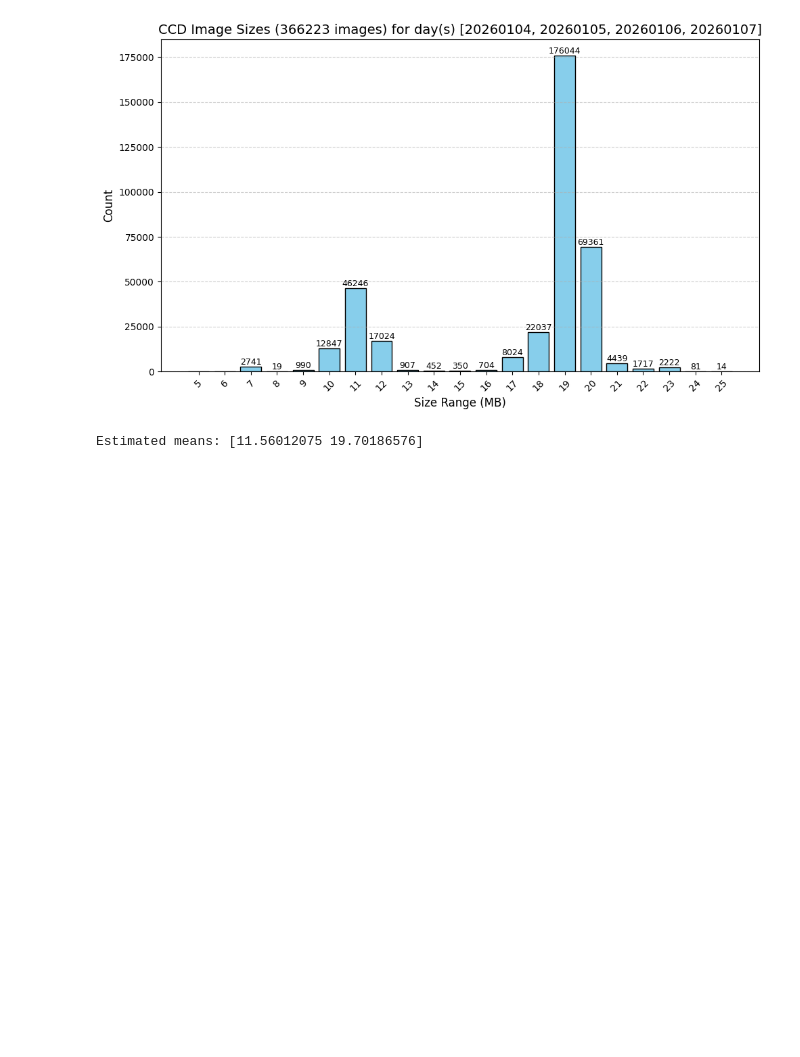
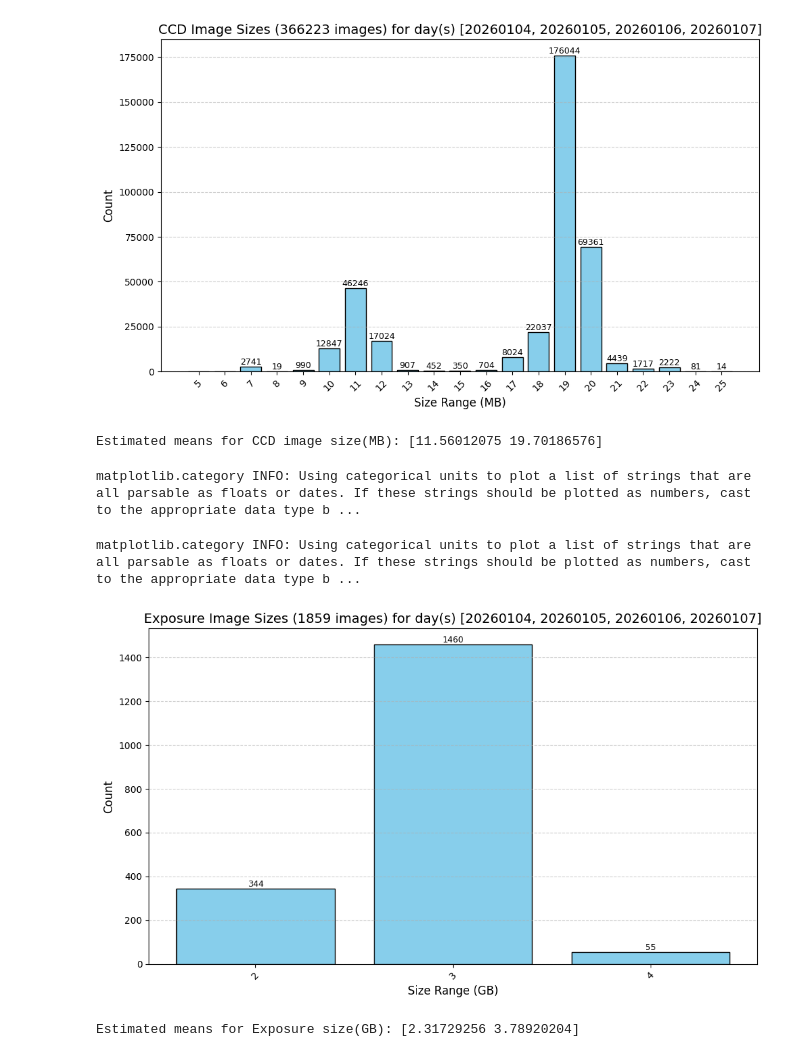
Before and after one commit to womullan/wom-notebooks, a Jupyter notebook: ImageSizeUSDF.ipynb, the cells around one changed output. Cells and saved outputs as stored; diff of their text form; code cells hidden in the pictures; blank space fills up the shorter version.

Commit message:
with Exposure

```diff
--- a/ImageSizeUSDF.ipynb
+++ b/ImageSizeUSDF.ipynb
@@ -50,8 +50,13 @@ print (len(uri))
 sizes = np.empty(shape = [len(uri)])
 min=20
 max=0
-for count,ref in enumerate(uri.values()):
+exposuresizes={}
 
+for count,key in enumerate(uri.keys()):
+    ref = uri[key]
+    exp = key.dataId['exposure']
+    if exp not in exposuresizes:
+        exposuresizes[exp]= 0
     resource = ref.primaryURI
     # Check if it exists
     if resource.exists():
@@ -63,6 +68,7 @@ for count,ref in enumerate(uri.values()):
        if sizes[count] < min:
            min = sizes[count]
            print(f"Min:{min} at {count}")
+       exposuresizes[exp] += sizes[count]
     else:
        print("Resource does not exist.")
 # %% [output]
@@ -85,0 +92,11 @@ Max:26.41824 at 58198
+# %%
+exps = list(exposuresizes.values())
+print (f"{len(exps)} Exposures")
+mean = np.mean(exps) / 1000
+min = np.min(exps) / 1000
+max = np.max(exps) / 1000
+std = np.std(exps) / 1000
+sum = np.sum(exps)
+avetb = sum / (1000*1000) / len (days)
+
+print(f"Exposures: Min:{min:.2f} Max:{max:.2f} Mean:{mean:.2f} Standard deviation:{std:.2f} (GB)   ave night:{avetb:.2f}TB")
@@ -141,6 +161,54 @@ means = gmm.means_.flatten()
 # Sort for readability
 means = np.sort(means)
 
-print("Estimated means for CCD image size:", means)
+print("Estimated means for CCD image size(MB):", means)
 # %% [output]
-Estimated means: [11.56012075 19.70186576]
+Estimated means for CCD image size(MB): [11.56012075 19.70186576]
+# %%
+#sizes of exposures as GB
+esize = np.asarray(exps, dtype=float) / 1000
+
+bins =  list(range(2, 6))
+# Compute histogram
+hist, edges = np.histogram(esize, bins=bins)
+
+# Create bin labels int
+bin_labels = [f"{int(edges[i])}" for i in range(len(edges)-1)]
+# Plot histogram
+plt.figure(figsize=(10, 6))
+bars = plt.bar(bin_labels, hist, width=0.8, edgecolor='black', color='skyblue')
+for bar in bars:
+    height = bar.get_height()
+    if height > 0:
+        plt.text(bar.get_x() + bar.get_width() / 2, height + 0.5, str(height),
+                 ha='center', va='bottom', fontsize=9)
+
+# Labels and title
+plt.xlabel("Size Range (GB)", fontsize=12)
+plt.ylabel("Count", fontsize=12)
+plt.title(f"Exposure Image Sizes ({len(exps)} images) for day(s) {days}", fontsize=14)
+plt.xticks(rotation=45)
+plt.grid(axis='y', linestyle='--', alpha=0.6)
+plt.tight_layout()
+plt.show()
+# %% [output]
+matplotlib.category INFO: Using categorical units to plot a list of strings that are all parsable as floats or dates. If these strings should be plotted as numbers, cast to the appropriate data type b ...
+matplotlib.category INFO: Using categorical units to plot a list of strings that are all parsable as floats or dates. If these strings should be plotted as numbers, cast to the appropriate data type b ...
+[figure, added]
+# %%
+
+# Reshape for sklearn
+X = esize.reshape(-1, 1)
+
+# Fit GMM with 2 components
+gmm = GaussianMixture(n_components=2, random_state=0)
+gmm.fit(X)
+
+# Extract means
+means = gmm.means_.flatten()
+# Sort for readability
+means = np.sort(means)
+
+print("Estimated means for Exposure size(GB):", means)
+# %% [output]
+Estimated means for Exposure size(GB): [2.31729256 3.78920204]
```
Also changed, not shown: parts of 4 cells of this notebook.
